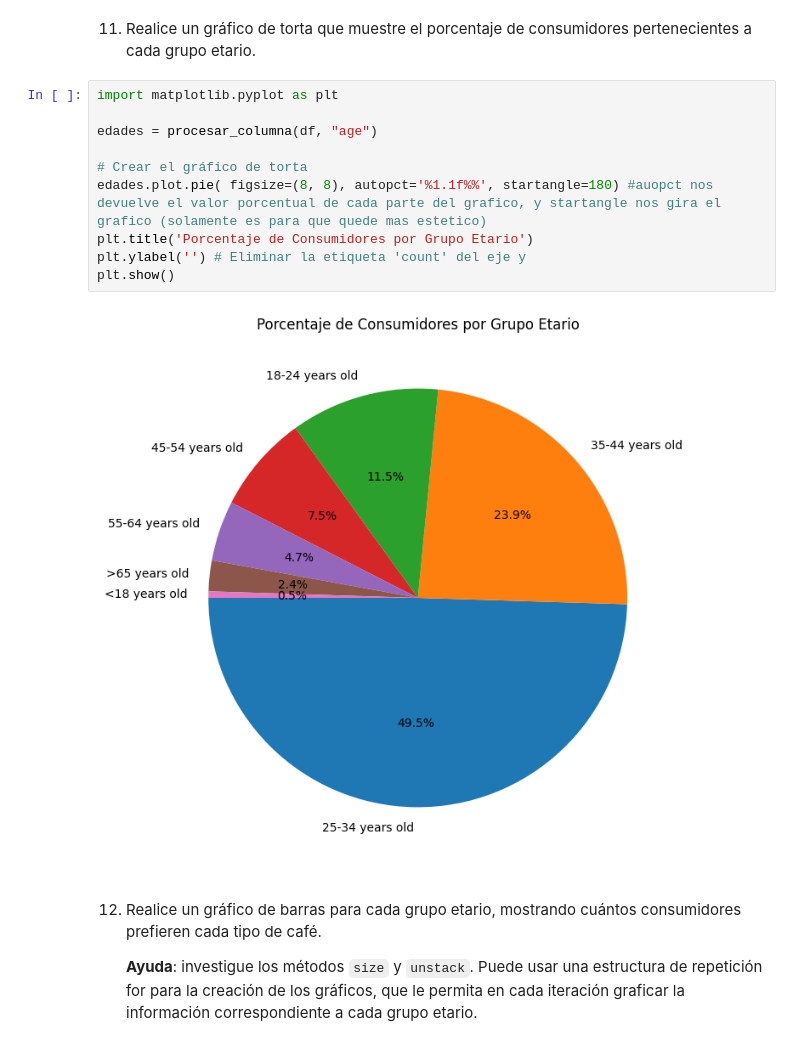
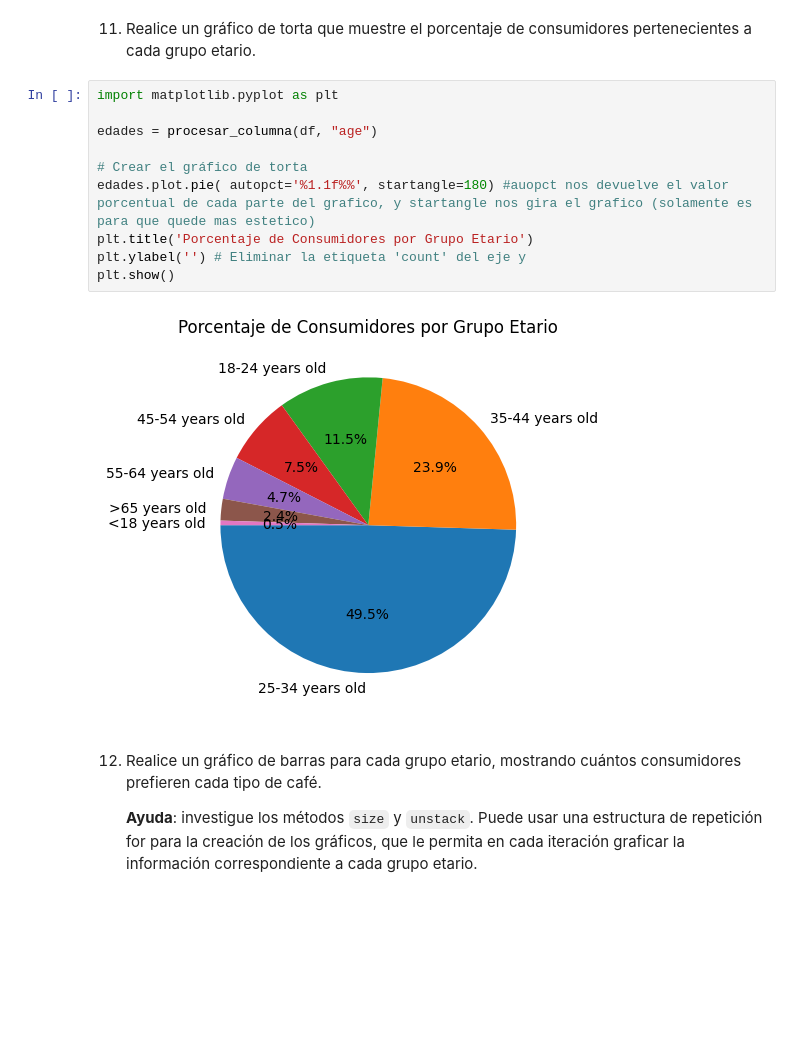
Before and after one commit to juliparedes1/facultad_coffe_survey, a Jupyter notebook: Analisis_Mercado_Cafe.ipynb, the cells around one changed output. Cells and saved outputs as stored; diff of their text form; blank space fills up the shorter version.

Commit message:
modificaciones menores en los graficos

```diff
--- a/Analisis_Mercado_Cafe.ipynb
+++ b/Analisis_Mercado_Cafe.ipynb
@@ -211,15 +211,15 @@ df_male.head()
 # %%
 import matplotlib.pyplot as plt
 
 edades = procesar_columna(df, "age")
 
 # Crear el gráfico de torta
-edades.plot.pie( figsize=(8, 8), autopct='%1.1f%%', startangle=180) #auopct nos devuelve el valor porcentual de cada parte del grafico, y startangle nos gira el grafico (solamente es para que quede mas estetico)
+edades.plot.pie( autopct='%1.1f%%', startangle=180) #auopct nos devuelve el valor porcentual de cada parte del grafico, y startangle nos gira el grafico (solamente es para que quede mas estetico)
 plt.title('Porcentaje de Consumidores por Grupo Etario')
 plt.ylabel('') # Eliminar la etiqueta 'count' del eje y
 plt.show()
 # %% [output]
-[figure, old version]
+[figure, new version]
 # %% [markdown]
 12. Realice un gráfico de barras para cada grupo etario, mostrando cuántos consumidores prefieren cada tipo de café.
 
```
Also changed, not shown: parts of 2 cells of this notebook.
